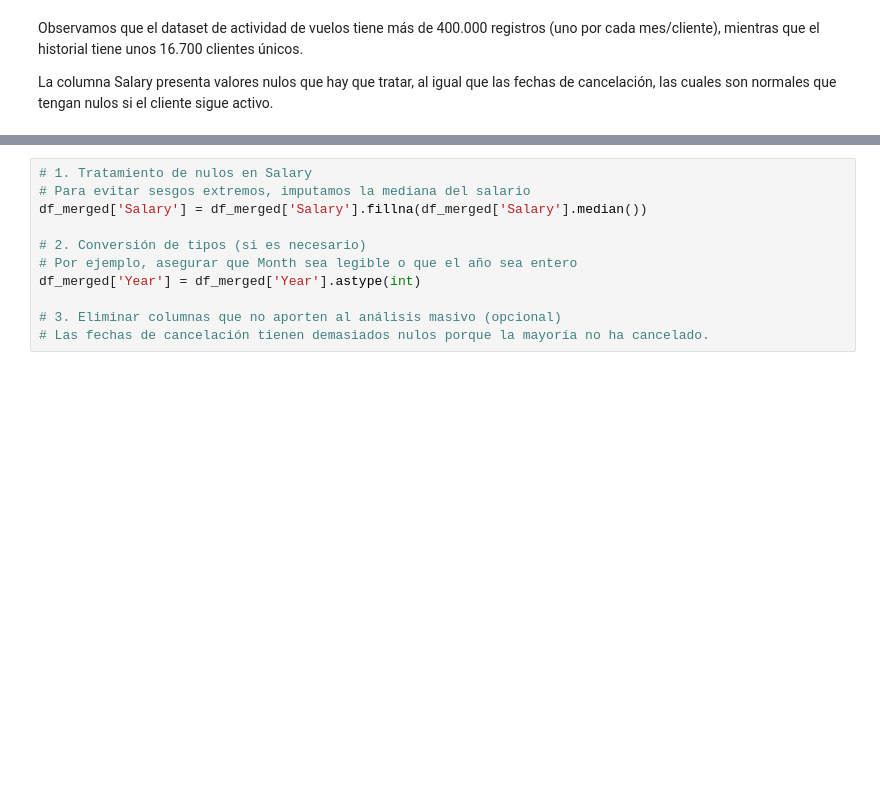
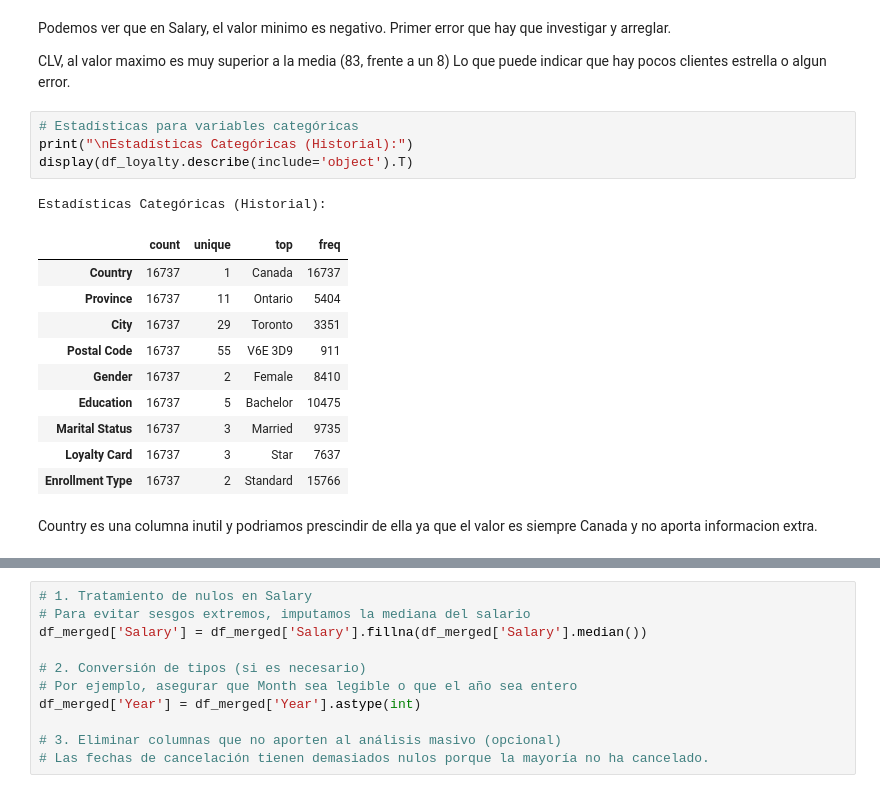
Before and after one commit to Adalab/bda-modulo-3-evaluacion-final-TamDb22, a Jupyter notebook: evaluacion3_Tamara.ipynb, the cells around one changed output, grey strips where cells are left out. Cells and saved outputs as stored; diff of their text form; blank space fills up the shorter version.

```diff
--- a/evaluacion3_Tamara.ipynb
+++ b/evaluacion3_Tamara.ipynb
@@ -54,4 +111,22 @@ None
+# %% [markdown]
+Podemos ver que en Salary, el valor minimo es negativo. Primer error que hay que investigar y arreglar.
+
+CLV, al valor maximo es muy superior a la media (83, frente a un 8) Lo que puede indicar que hay pocos clientes estrella o algun error.
+# %%
+# Estadísticas para variables categóricas
+print("\nEstadísticas Categóricas (Historial):")
+display(df_loyalty.describe(include='object').T)
+# %% [output]
+Estadísticas Categóricas (Historial):
+|  | count | unique | top | freq |
+| Country | 16737 | 1 | Canada | 16737 |
+| Province | 16737 | 11 | Ontario | 5404 |
+| City | 16737 | 29 | Toronto | 3351 |
+| Postal Code | 16737 | 55 | V6E 3D9 | 911 |
+| Gender | 16737 | 2 | Female | 8410 |
+| Education | 16737 | 5 | Bachelor | 10475 |
+| Marital Status | 16737 | 3 | Married | 9735 |
+| Loyalty Card | 16737 | 3 | Star | 7637 |
+| Enrollment Type | 16737 | 2 | Standard | 15766 |
 # %% [markdown]
-Observamos que el dataset de actividad de vuelos tiene más de 400.000 registros (uno por cada mes/cliente), mientras que el historial tiene unos 16.700 clientes únicos.
-
-La columna Salary presenta valores nulos que hay que tratar, al igual que las fechas de cancelación, las cuales son normales que tengan nulos si el cliente sigue activo.
+Country es una columna inutil y podriamos prescindir de ella ya que el valor es siempre Canada y no aporta informacion extra.
```
Also changed, not shown: parts of 29 cells of this notebook.
